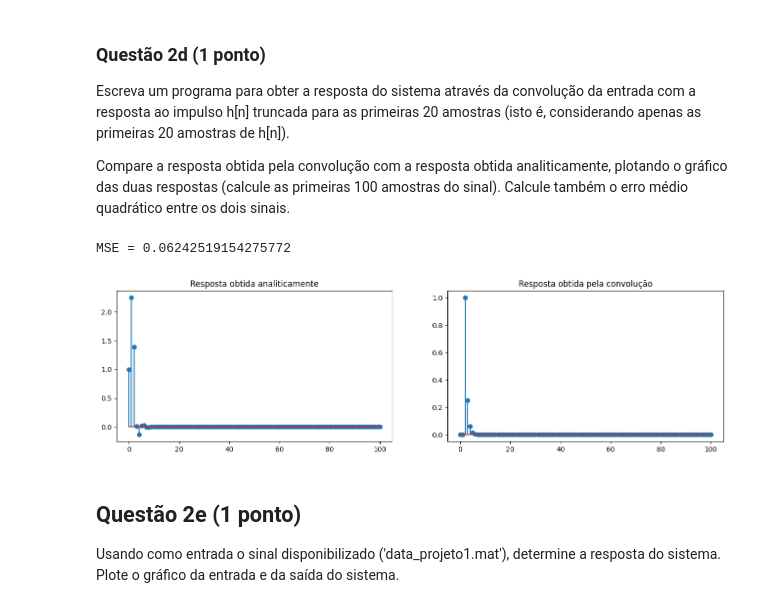
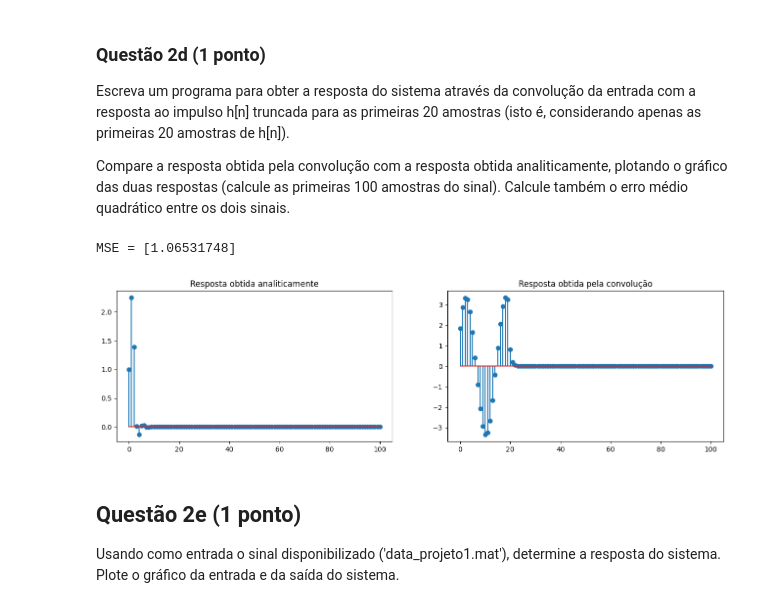
Before and after one commit to akaTsunemori/signal-processing-studies, a Jupyter notebook: projeto-1/projeto1.ipynb, the cells around one changed output. Cells and saved outputs as stored; diff of their text form; code cells hidden in the pictures.

Commit message:
convolution bug fix

```diff
--- a/projeto-1/projeto1.ipynb
+++ b/projeto-1/projeto1.ipynb
@@ -271,37 +271,36 @@ Compare a resposta obtida pela convolução com a resposta obtida analiticamente
 # %%
 def x(n: int) -> int:
     return (1/4)**n * int(n >= 0)
 
 
 def analytical(n: int) -> float:
     return 6.81 * ((1/4)**n) - 5.96 * ((1/6)**0.5)**n * np.cos(np.pi/2 * n + 0.226)
 
 
 def convoluted(x: list, h: list) -> list: # Needs fixing
     y = [0 for _ in range(len(x))]
     h_deque = deque(h)
     while len(h_deque) < len(y):
-        h_deque.append(0)
-    h_deque.rotate(-2)
+        h_deque.appendleft(0)
     for i in range(len(y)):
+        h_deque.rotate(1)
         y[i] += sum([h_deque[j] * x[j] for j in range(i, -1, -1)])
-        h_deque.rotate(1)
     return y
 
 
 x_n = [x(i) for i in n]
 y_n_analytical  = [analytical(i) for i in n]
-y_n_convolution = convoluted(x_n, h_n[::20])
+y_n_convolution = convoluted(x_n, h_n[:20])
 print('MSE =', calculate_mse(y_n_analytical, y_n_convolution))
 ax = plt.subplots(1, 2, figsize=(16, 4))[1]
 ax[0].stem(n, y_n_analytical)
 ax[0].set_title('Resposta obtida analiticamente')
 ax[1].stem(n, y_n_convolution)
 ax[1].set_title('Resposta obtida pela convolução')
 plt.show()
 # %% [output]
-MSE = 0.06242519154275772
+MSE = [1.06531748]
-[figure, old version]
+[figure, new version]
 # %% [markdown]
 ## Questão 2e (1 ponto)
 
```
